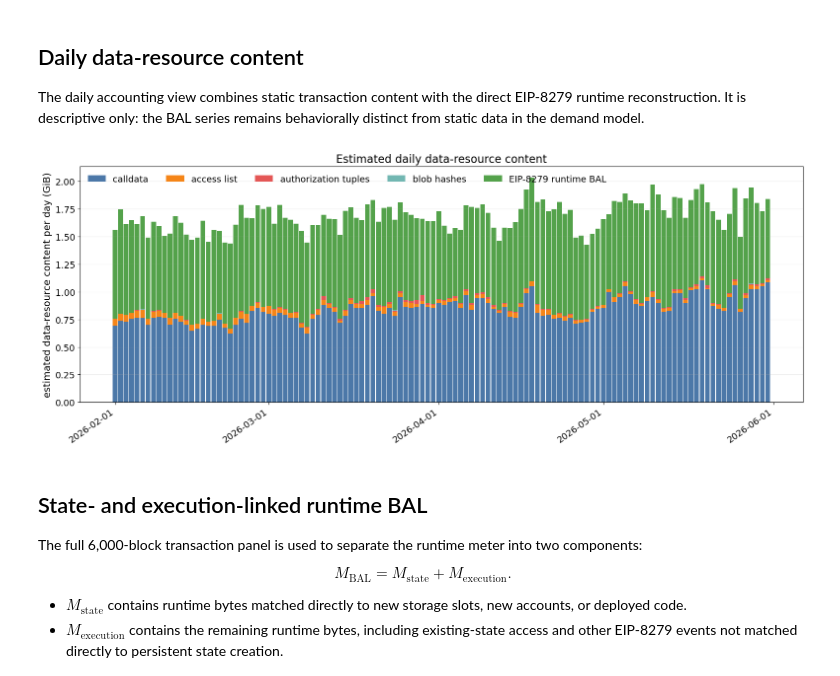
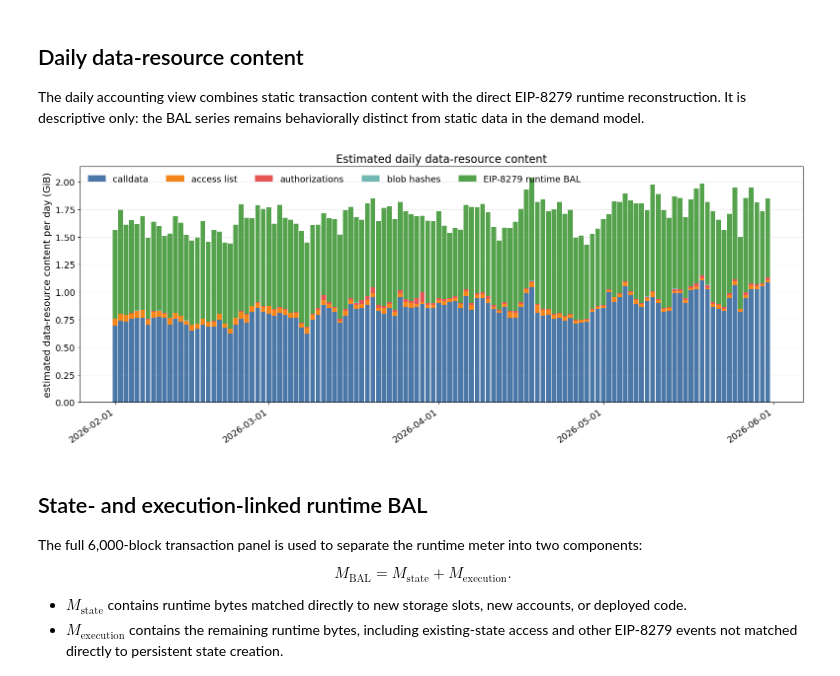
Before and after one commit to M1kuW1ll/eip-7999-research, a Jupyter notebook: notebooks/1.11-bal-state-creation-coupling-calibration.ipynb, the cells around one changed output. Drawn from its saved outputs; the diff is of its cells as text; code cells hidden in the pictures.

```diff
--- a/notebooks/1.11-bal-state-creation-coupling-calibration.ipynb
+++ b/notebooks/1.11-bal-state-creation-coupling-calibration.ipynb
@@ -232,43 +225,49 @@ The daily accounting view combines static transaction content with the direct EI
 # %%
 daily_content = daily_accounting[[
     'date', 'block_count', 'calldata_bytes', 'cal_tx_access_list_bytes',
-    'cal_authorization_tuple_8131_bytes', 'blob_versioned_hash_bytes',
+    'cal_authorization_tuple_8131_bytes',
+    'cal_authorization_tuple_count_per_block', 'blob_versioned_hash_bytes',
 ]].merge(
     daily[['date', 'bal_runtime_bytes_per_block_8279']],
     on='date', how='left', validate='one_to_one',
 )
 daily_content['runtime_bal_bytes'] = (
     daily_content['bal_runtime_bytes_per_block_8279'] * daily_content['block_count']
 )
+daily_content['authorization_accounted_bytes'] = (
+    daily_content['cal_authorization_tuple_8131_bytes']
+    + 51 * daily_content['cal_authorization_tuple_count_per_block']
+    * daily_content['block_count']
+)
 daily_content['date'] = pd.to_datetime(daily_content['date'])
 component_columns = [
     'calldata_bytes', 'cal_tx_access_list_bytes',
-    'cal_authorization_tuple_8131_bytes', 'blob_versioned_hash_bytes',
+    'authorization_accounted_bytes', 'blob_versioned_hash_bytes',
     'runtime_bal_bytes',
 ]
 component_labels = [
-    'calldata', 'access list', 'authorization tuples', 'blob hashes',
+    'calldata', 'access list', 'authorizations', 'blob hashes',
     'EIP-8279 runtime BAL',
 ]
 component_colors = ['#4c78a8', '#f58518', '#e45756', '#72b7b2', '#54a24b']
 fig, ax = plt.subplots(figsize=(15.8, 6.3))
 bottom = np.zeros(len(daily_content))
 for column, label, color in zip(component_columns, component_labels, component_colors):
     values = daily_content[column].to_numpy(dtype=float) / 2**30
     ax.bar(daily_content['date'], values, bottom=bottom, width=0.88, color=color, label=label)
     bottom += values
 ax.set_ylabel('estimated data-resource content per day (GiB)')
 ax.set_title('Estimated daily data-resource content')
 ax.xaxis.set_major_locator(mdates.MonthLocator())
 ax.xaxis.set_major_formatter(mdates.DateFormatter('%Y-%m-%d'))
 plt.setp(ax.get_xticklabels(), rotation=35, ha='right')
 ax.legend(frameon=False, ncol=5, loc='upper left')
 ax.grid(axis='y', alpha=0.25)
 fig.tight_layout()
 fig.savefig(DATA_COMPONENT_PLOT, dpi=220, bbox_inches='tight')
 plt.show()
 # %% [output]
-[figure, old version]
+[figure, new version]
 # %% [markdown]
 ## State- and execution-linked runtime BAL
 
```
Also changed, not shown: parts of 12 cells of this notebook, 29 other files.
